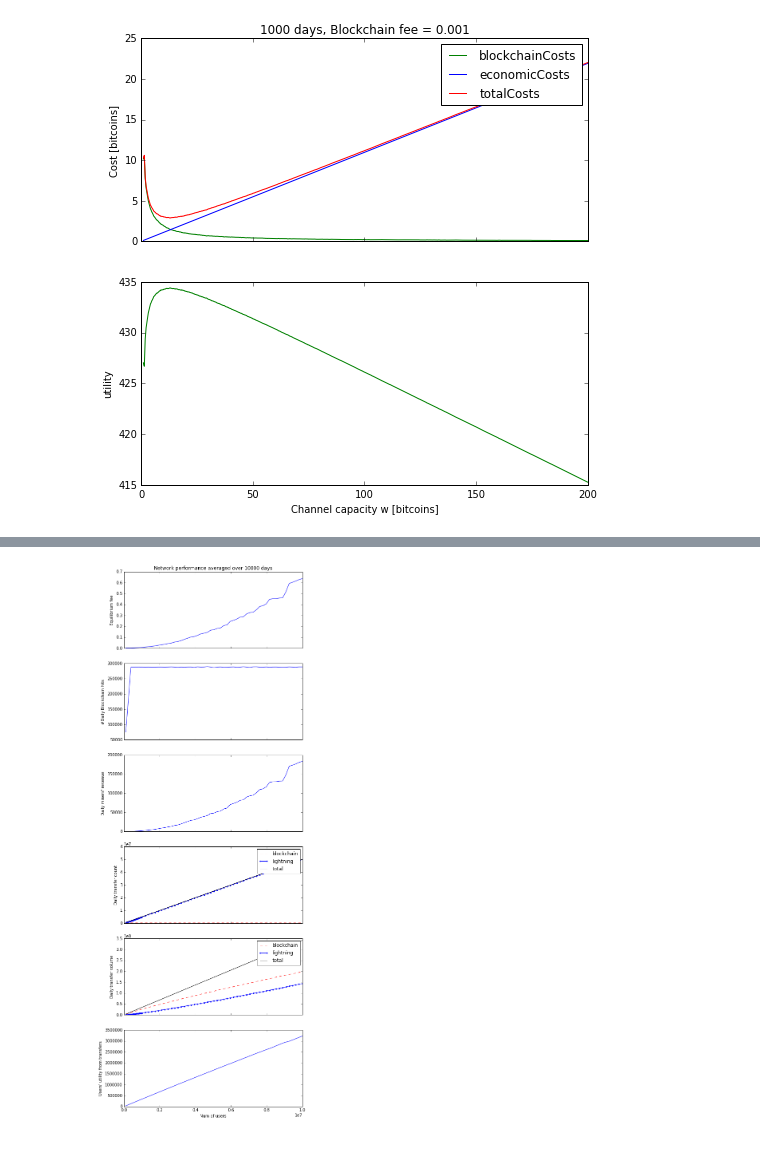
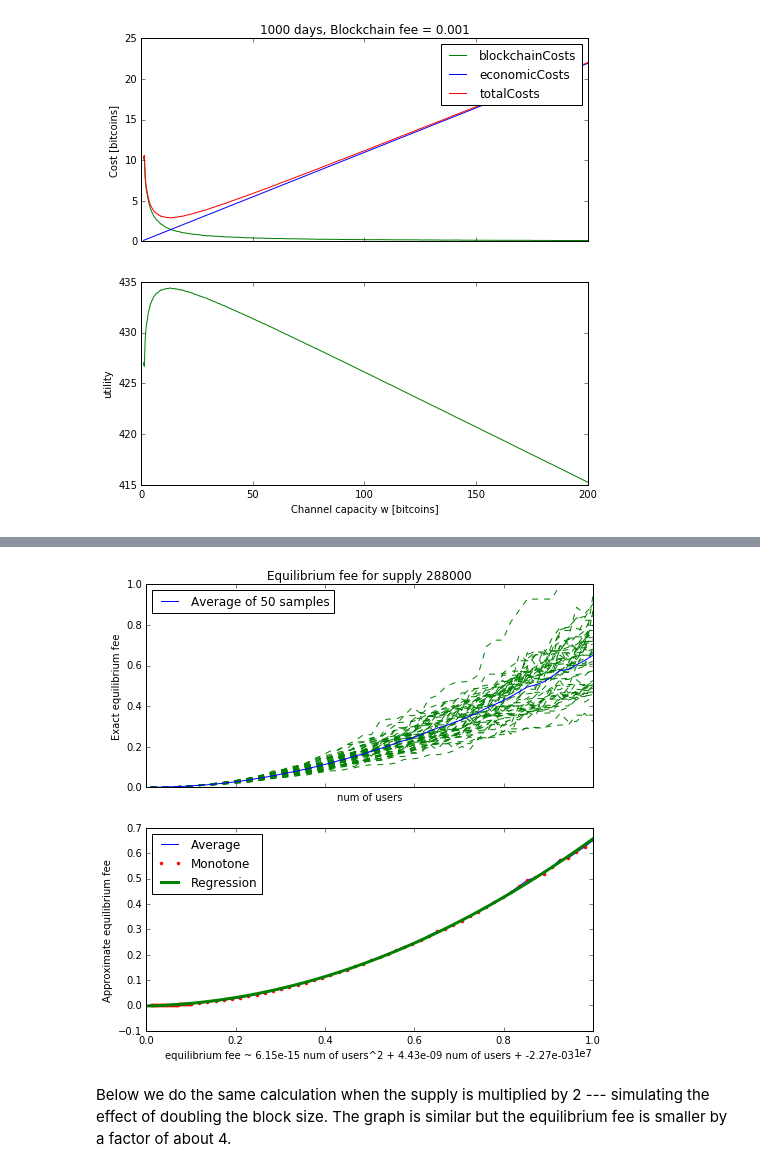
Before and after one commit to erelsgl/bitcoin-simulations, a Jupyter notebook: market-equilibrium-simulation-powerlaw-symmetric.ipynb, the cells around one changed output, grey strips where cells are left out. Cells and saved outputs as stored; diff of their text form; code cells hidden in the pictures.

Commit message:
Compare network performance with different supply values

```diff
--- a/market-equilibrium-simulation-powerlaw-symmetric.ipynb
+++ b/market-equilibrium-simulation-powerlaw-symmetric.ipynb
@@ -115,5 +145,15 @@ sim.plotDailyDemandVsBlockchainFee(numOfDays=10000, blockchainFees=sampleBlockch
 # %%
 numsOfUsers = np.concatenate((np.linspace(1e5, 10e5, 50), np.linspace(10e5, 100e5, 50)))
-sim.plotNetworkPerformanceVsNumOfUsers(numOfDays=10000, numsOfUsers=numsOfUsers)
+supply = params[Supply]
+sim.calculateEquilibriumBlockchainFeeTable(
+    numOfDays=1000,
+    numsOfUsers=numsOfUsers,
+    supply=supply,
+    numOfSamples=50,
+    recreateAllSamples=False)
+sim.saveTables()
+sim.plotEquilibriumBlockchainFeeTable(supply)
 # %% [output]
-[figure, old version]
+[figure, new version]
+# %% [markdown]
+Below we do the same calculation when the supply is multiplied by 2 --- simulating the effect of doubling the block size. The graph is similar but the equilibrium fee is smaller by a factor of about 4.
```
Also changed, not shown: parts of 22 cells of this notebook, 14 other files.
